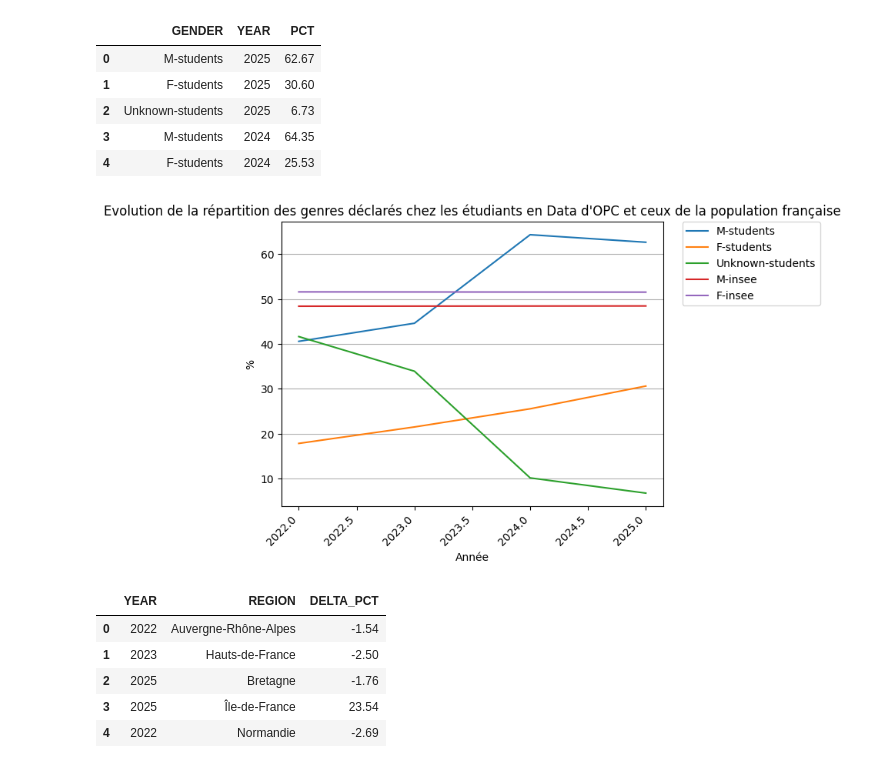
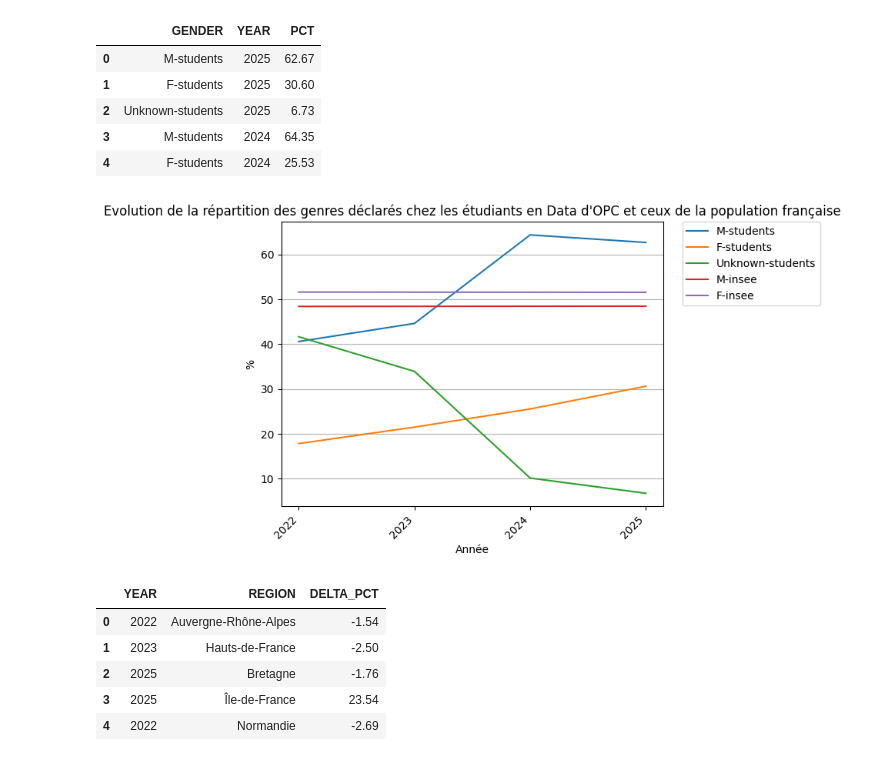
Before and after one commit to ziedbelhocine/Cours-OC, a Jupyter notebook: Data_Analyst/Projet_8/tables finales/graphs.ipynb, the cells around one changed output. Saved outputs shown, nothing was run; the diff lists cells and outputs as text; code cells hidden in the pictures.

```diff
--- a/Data_Analyst/Projet_8/tables finales/graphs.ipynb
+++ b/Data_Analyst/Projet_8/tables finales/graphs.ipynb
@@ -43,14 +44,15 @@ df_gender.head()
 # %%
 sns.lineplot(data=df_gender, x="YEAR", y="PCT", hue="GENDER")
 plt.legend(bbox_to_anchor=(1.05, 1), loc=2, borderaxespad=0.)
 plt.title("Evolution de la répartition des genres déclarés chez les étudiants en Data d'OPC et ceux de la population française")
 plt.grid(axis='y')
 plt.xticks(rotation=45, ha='right')
 plt.ylabel('%')
 plt.xlabel('Année')
+plt.xticks(range(2022,2026,1))
 plt.show()
 # %% [output]
-[figure, old version]
+[figure, new version]
 # %%
 df_region.head()
 # %% [output]
```
Also changed, not shown: parts of 2 cells of this notebook, 25 other files.
